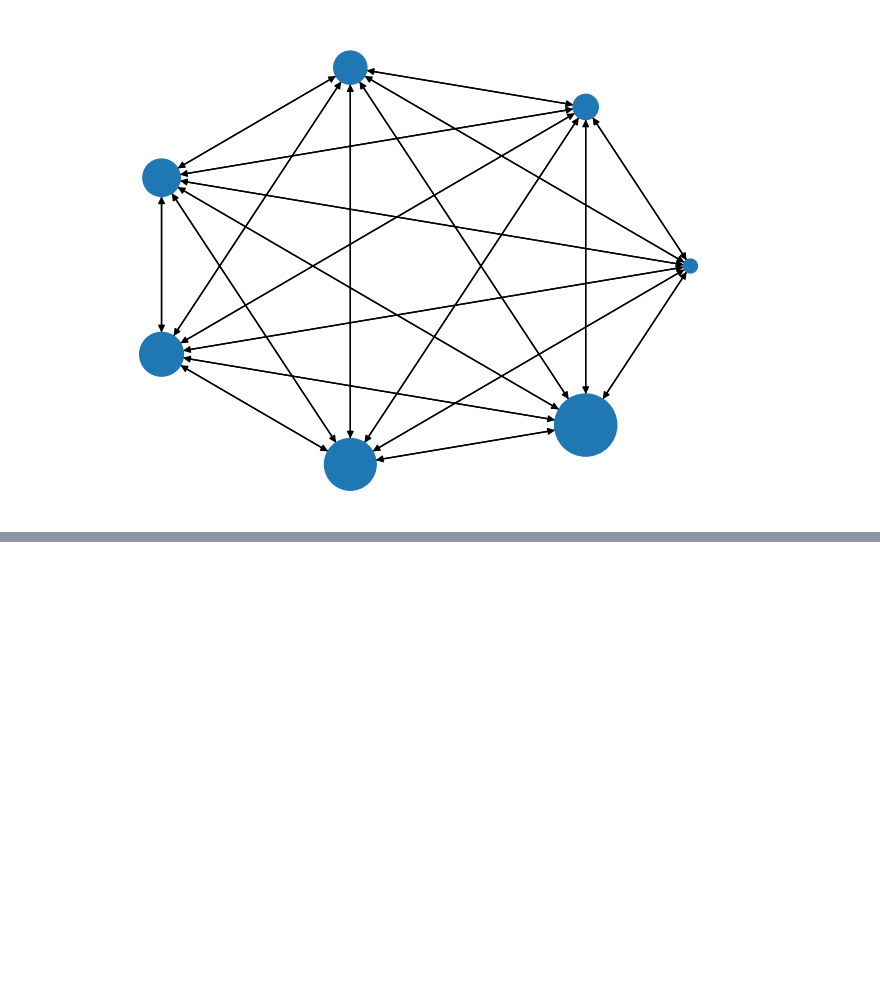
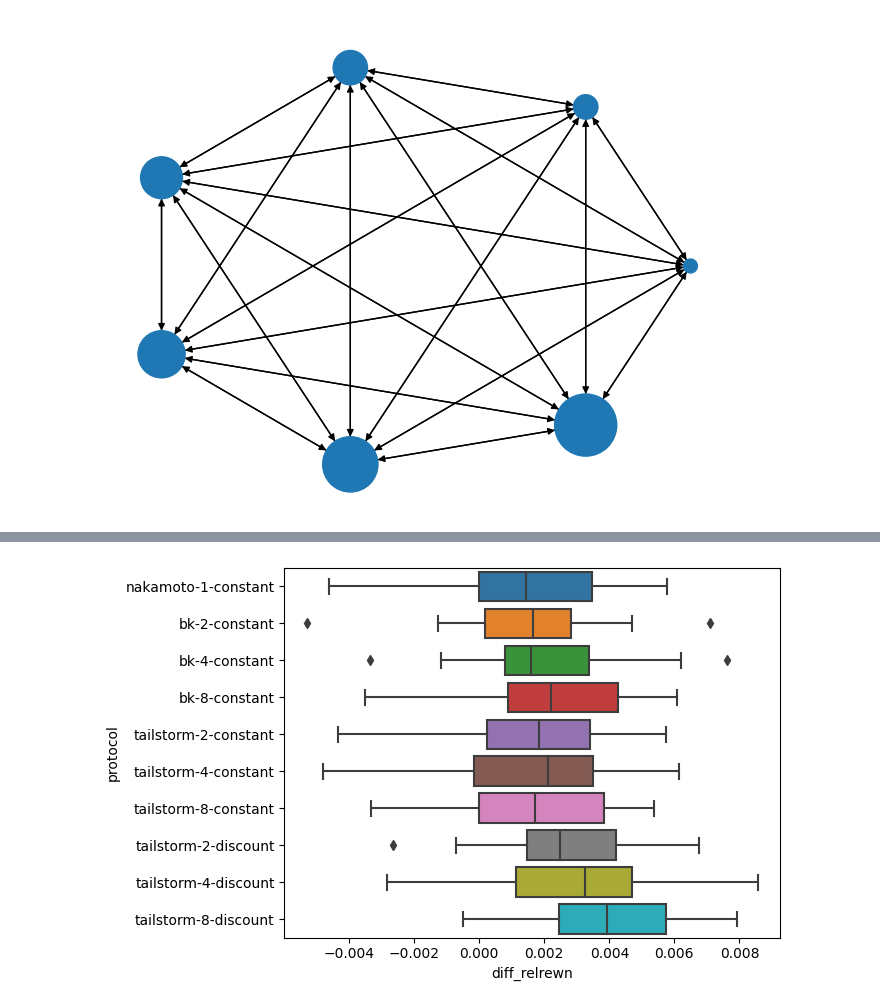
Before and after one commit to pkel/cpr, a Jupyter notebook: experiments/graphml_runner/honest-net-inequality.ipynb, the cells around one changed output, grey strips where cells are left out. Cells and saved outputs as stored; diff of their text form; code cells hidden in the pictures; blank space fills up the shorter version.

```diff
--- a/experiments/graphml_runner/honest-net-inequality.ipynb
+++ b/experiments/graphml_runner/honest-net-inequality.ipynb
@@ -184,0 +308,13 @@ plt.axvline(gini(compute))
+# %%
+def bp(metric, bi=32, split="block_interval"):
+    plt = sns.boxplot(
+        data=df.query(f"block_interval == {bi}"),
+        x=metric,
+        y="protocol",
+        orient="h",
+    )
+
+
+bp("diff_relrewn", bi=8)
+# %% [output]
+[figure, added]
```
Also changed, not shown: parts of 14 cells of this notebook, 1 other file.
